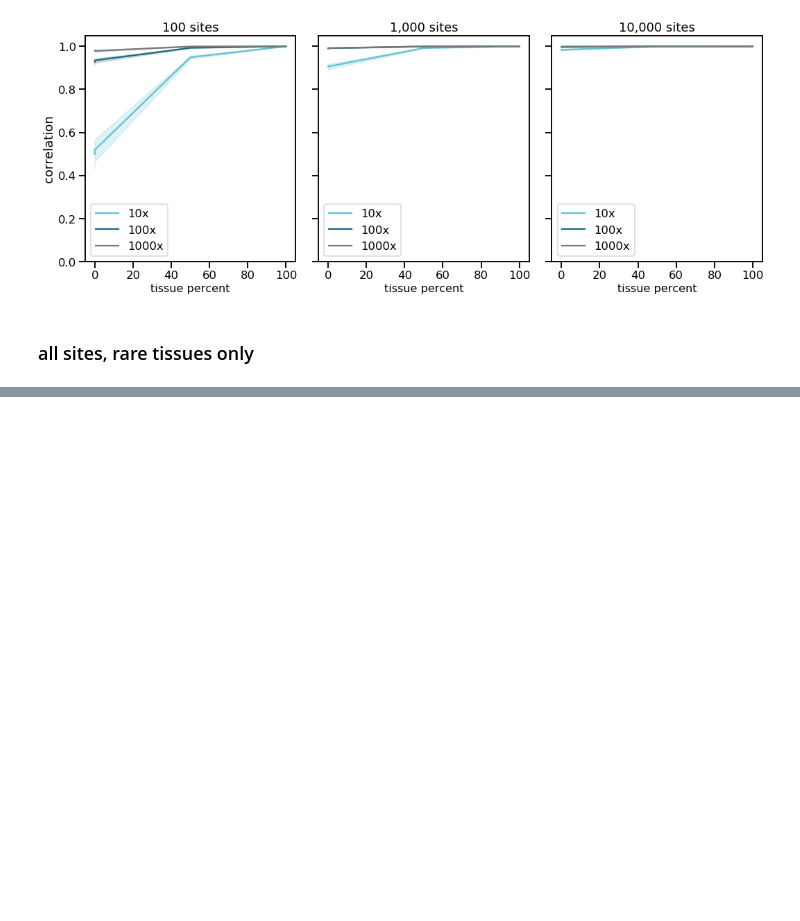
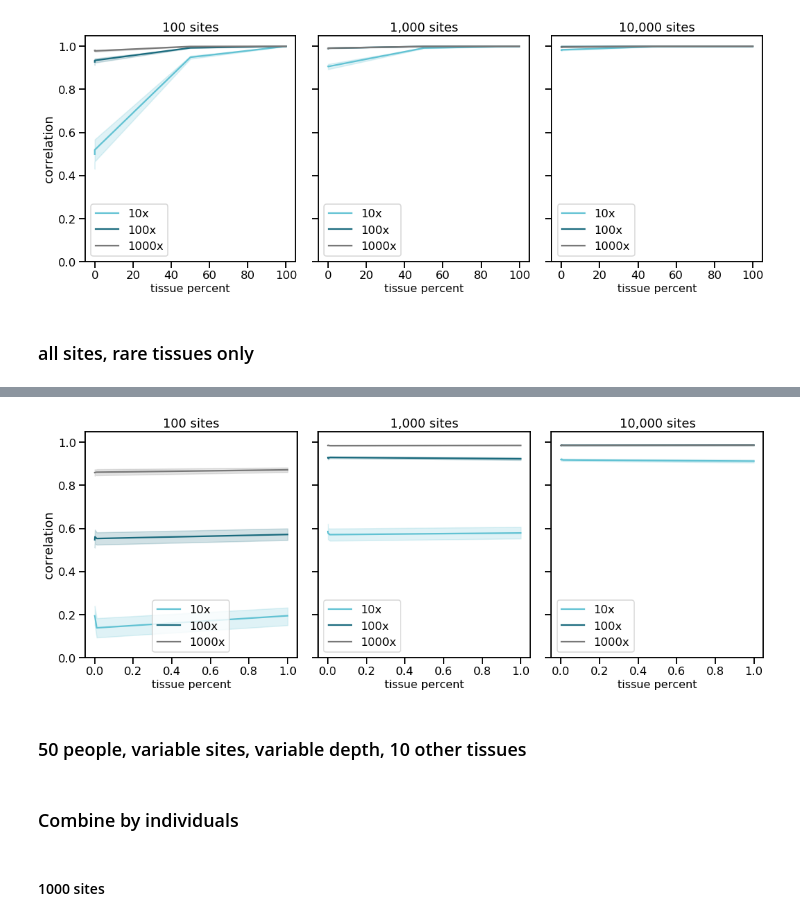
Before and after one commit to christacaggiano/celfie, a Jupyter notebook: jupyter_notebooks/pure_simulations.ipynb, the cells around one changed output, grey strips where cells are left out. Drawn from its saved outputs; the diff is of its cells as text; code cells hidden in the pictures; blank space fills up the shorter version.

```diff
--- a/jupyter_notebooks/pure_simulations.ipynb
+++ b/jupyter_notebooks/pure_simulations.ipynb
@@ -441,0 +571,51 @@ fig.tight_layout()
+# %%
+vary_perc_10x_50t_subset = vary_perc_10x_50t[vary_perc_10x_50t['tissue'].isin([0, 0.001, 0.01, 1])]
+vary_perc_100x_50t_subset = vary_perc_100x_50t[vary_perc_100x_50t['tissue'].isin([0, 0.001, 0.01, 1])]
+vary_perc_1000x_50t_subset = vary_perc_1000x_50t[vary_perc_1000x_50t['tissue'].isin([0, 0.001, 0.01, 1])]
+# %%
+vary_perc_10x_50t_100_subset = vary_perc_10x_100_50t[vary_perc_10x_100_50t['tissue'].isin([0, 0.001, 0.01, 1])]
+vary_perc_100x_50t_100_subset = vary_perc_100x_100_50t[vary_perc_100x_100_50t['tissue'].isin([0, 0.001, 0.01, 1])]
+vary_perc_1000x_50t_100_subset = vary_perc_1000x_100_50t[vary_perc_1000x_100_50t['tissue'].isin([0, 0.001, 0.01, 1])]
+# %%
+vary_perc_10x_50t_10000_subset = vary_perc_10x_10000_50t[vary_perc_10x_10000_50t['tissue'].isin([0, 0.001, 0.01, 1])]
+vary_perc_100x_50t_10000_subset = vary_perc_100x_10000_50t[vary_perc_100x_10000_50t['tissue'].isin([0, 0.001, 0.01, 1])]
+vary_perc_1000x_50t_10000_subset = vary_perc_1000x_10000_50t[vary_perc_1000x_10000_50t['tissue'].isin([0, 0.001, 0.01, 1])]
+# %%
+fig, (ax1, ax2, ax3) = plt.subplots(ncols=3, sharey=True, figsize=(15,6))
+
+sns.set_context("talk")
+
+sns.lineplot(x="tissue", y="correlation", data=vary_perc_10x_50t_100_subset, label="10x", color="#61c2d3", ax=ax1)
+sns.lineplot(x="tissue", y="correlation", data=vary_perc_100x_50t_100_subset, label="100x", color="#196a7d", ax=ax1)
+sns.lineplot(x="tissue", y="correlation", data=vary_perc_1000x_50t_100_subset, label="1000x", color="#787878", ax=ax1)
+
+sns.lineplot(x="tissue", y="correlation", data=vary_perc_10x_50t_subset, label="10x", color="#61c2d3", ax=ax2)
+sns.lineplot(x="tissue", y="correlation", data=vary_perc_100x_50t_subset, label="100x", color="#196a7d", ax=ax2)
+sns.lineplot(x="tissue", y="correlation", data=vary_perc_1000x_50t_subset, label="1000x", color="#787878", ax=ax2)
+
+sns.lineplot(x="tissue", y="correlation", data=vary_perc_10x_50t_10000_subset, label="10x", color="#61c2d3", ax=ax3)
+sns.lineplot(x="tissue", y="correlation", data=vary_perc_100x_50t_10000_subset, label="100x", color="#196a7d", ax=ax3)
+sns.lineplot(x="tissue", y="correlation", data=vary_perc_100x_50t_10000_subset, label="1000x", color="#787878", ax=ax3)
+
+# ax1.set(xscale="log")
+# ax2.set(xscale="log")
+# ax3.set(xscale="log")
+
+ax1.set_xlabel("tissue percent", fontsize=16)
+ax2.set_xlabel("tissue percent", fontsize=16)
+ax3.set_xlabel("tissue percent", fontsize=16)
+
+ax1.set_title("100 sites")
+ax2.set_title("1,000 sites")
+ax3.set_title("10,000 sites")
+
+
+ax1.set_ylim(0, 1.05)
+
+fig.tight_layout()
+# %% [output]
+[figure, added]
+# %% [markdown]
+### 50 people, variable sites, variable depth, 10 other tissues
+# %% [markdown]
+### Combine by individuals
@@ -441,0 +656,2 @@ fig.tight_layout()
+# %% [markdown]
+#### 1000 sites
```
Also changed, not shown: parts of 30 cells of this notebook, 6 other files.
